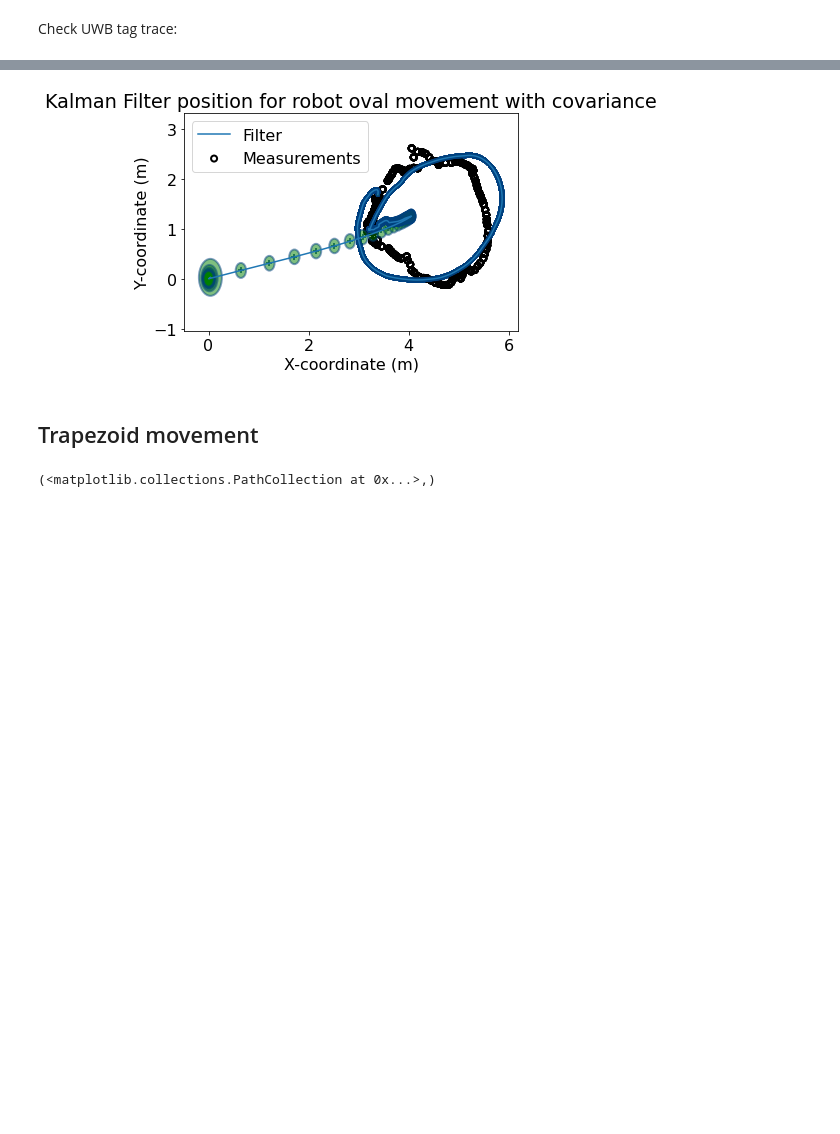
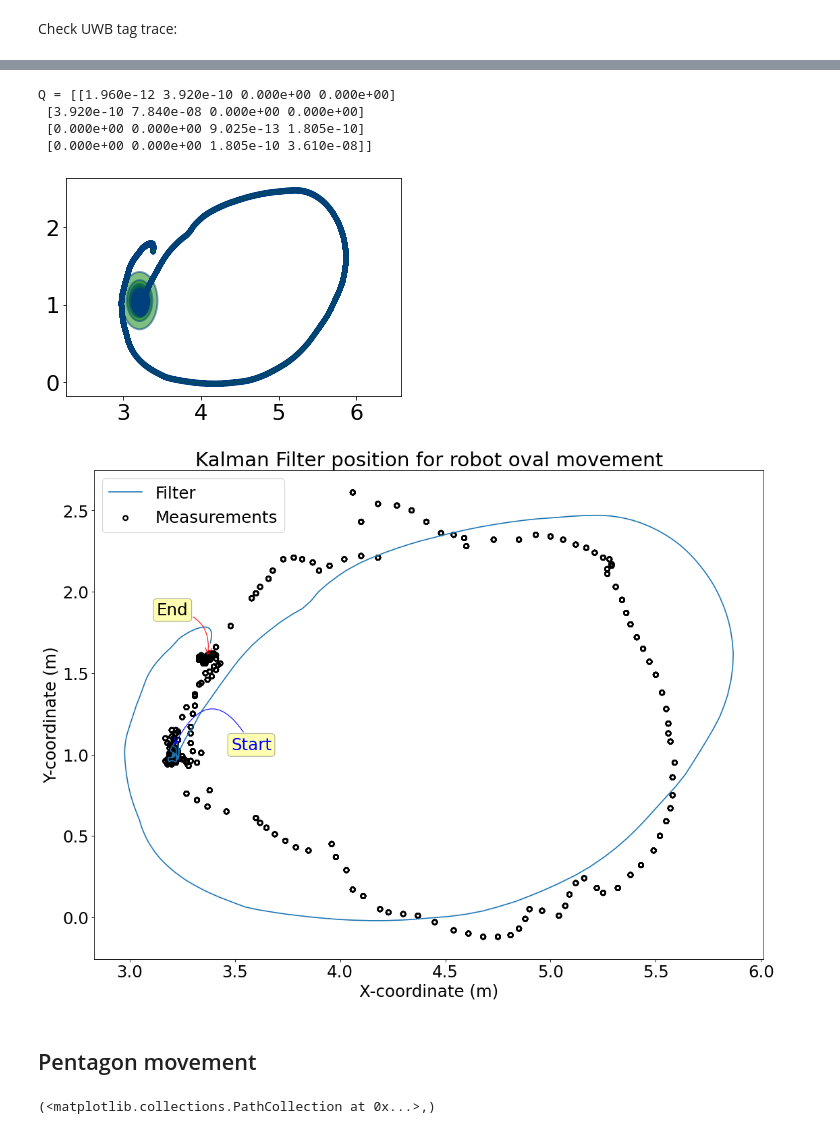
Before and after one commit to 850075610/sensor-fusion, a Jupyter notebook: integrating-uwb/round move/implementation/Kalman Filter.ipynb, the cells around one changed output, grey strips where cells are left out. Drawn from its saved outputs; the diff is of its cells as text; code cells hidden in the pictures; blank space fills up the shorter version.

Commit message:
Updated kalman filter with control input alone

```diff
--- a/integrating-uwb/round move/implementation/Kalman Filter.ipynb
+++ b/integrating-uwb/round move/implementation/Kalman Filter.ipynb
@@ -69,6 +71,7 @@ gaussian.__repr__ = lambda s: '(={:.3f}, 2={:.3f})'.format(s[0], s[1])
 # specific to the robot
 process_std = 0.028
 process_var = 0.028 ** 2
+process_var_lateral = 0.019 **2
 sensor_std = 0.077
 sensor_var = 0.077 ** 2
 # sensor_var = 0.3 ** 2
@@ -83,7 +86,7 @@ dt = 0.01
 print('    PREDICT\t\tMEASURE    UPDATE')
 print('  x\t   var\t\tz\t  x\t  var')
 # perform kf on measurement
-for i, z in enumerate(uwb_x):
+for i, z in enumerate(uwb_x[ini_index:]):
     velocity = vel_linear_x[i]
     process_model = gaussian(velocity*dt, process_var)
     prior = predict(x, process_model)
@@ -123,7 +126,7 @@ xs, predictions = [], []
 
 # perform Kalman filter
 # x = gaussian(0., 20.**2)
-for z in uwb_x:
+for z in uwb_x[ini_index:]:
     prior = predict(x, process_model)
     likelihood = gaussian(z, sensor_var)
     x = update(prior, likelihood)
@@ -138,7 +141,7 @@ def plot_filter(step):
     i = step // 3 + 1
 
     book_plots.plot_predictions(predictions[:i])
-    zs = uwb_x
+    zs = uwb_x[ini_index:]
     if step % 3 == 0:
         book_plots.plot_measurements(zs[:i-1])
         book_plots.plot_filter(xs[:i-1])
@@ -150,14 +153,13 @@ def plot_filter(step):
         book_plots.plot_filter(xs[:i])
 
 #     figure(figsize=(16, 12), dpi=80)
-    plt.rcParams.update({'font.size': 16})
+    plt.rcParams.update({'font.size': 14})
     plt.xlim(-50, len(uwb_x) + 75)
     plt.ylim(min(uwb_x) - 0.5, max(uwb_x) + 0.5)
     plt.xlabel("Number of measurements")
     plt.ylabel("X-coordinate (m)")
 #     loc=2
     plt.legend(loc='lower right', prop={'size': 12})
-
 #     plt.savefig('kalman_real_velocity.pdf', dpi=300)
 # value denotes the initial value of the slider
 interact(plot_filter, step=IntSlider(value=len(predictions)*3, min=1, max=len(predictions)*3));
@@ -563,14 +742,15 @@ sensor_var_lateral = 0.125 ** 2
 
 def track():
 #     , dim_u=1
-    tracker = KalmanFilter(dim_x=4, dim_z=2)
+# u = [lin_x, lin_y]
+    tracker = KalmanFilter(dim_x=4, dim_z=2, dim_u=1)
     dt = 0.01
     tracker.F = np.array([[1, dt, 0,  0],
                           [0,  1, 0,  0],
                           [0,  0, 1, dt],
                           [0,  0, 0,  1]])
 #     tracker.u = np.array([0.5])
-    tracker.u = 0
+#     tracker.u = 0
     tracker.H = np.array([[1., 0., 0., 0], [0., 0., 1., 0.]])
 
     tracker.R = np.array([[sensor_var, 0], [0, sensor_var_lateral]])
@@ -582,7 +762,7 @@ def track():
     return tracker
 # robot polygon movement with remote control alone
 N = len(puwb_x)
-zs1 = np.array([[puwb_x[i], puwb_y[i]] for i in range(N)])
+zs1 = np.array([[puwb_x[i], puwb_y[i]] for i in range(ini_index, N)])
 
 # run filter
 robot_tracker = track()
@@ -600,7 +780,7 @@ for x, P in zip(mu, cov):
 
 # plot result
 bp.plot_filter(mu[:, 0], mu[:, 2])
-plot_measurements(zs1[:, 0], zs1[:, 1])
+bp.plot_measurements(zs1[:, 0], zs1[:, 1])
 plt.title('Kalman Filter position for robot polygon movement with remote control alone')
 plt.xlabel("X-coordinate (m)")
 plt.ylabel("Y-coordinate (m)")
@@ -954,43 +1134,58 @@ def track():
     tracker.H = np.array([[1., 0., 0., 0], [0., 0., 1., 0.]])
 
     tracker.R = np.array([[sensor_var, 0], [0, sensor_var_lateral]])
     q_forward = Q_discrete_white_noise(dim=2, dt=dt, var=process_var)
     q_lateral = Q_discrete_white_noise(dim=2, dt=dt, var=process_var_lateral)
     tracker.Q = block_diag(q_forward, q_lateral)
+#     print(f"Q = {tracker.Q}")
     tracker.x = np.array([[uwb_x1[ini_index1], vel_linear_x1[0], uwb_y1[ini_index1], 0]]).T
     tracker.P = np.eye(4) * 0.5
     return tracker
 # robot circle movement
-N = len(uwb_x1)
-zs1 = np.array([[uwb_x1[i], uwb_y1[i]] for i in range(N)])
+N = len(uwb_x1[ini_index1:])
+zs1 = np.array([[uwb_x1[i], uwb_y1[i]] for i in range(ini_index1, N)])
 
 # run filter
 robot_tracker = track()
 # batch_filter is quite slow
-mu, cov, _, _ = robot_tracker.batch_filter(zs1)
+mu, cov, _, _ = robot_tracker.batch_filter(zs1[ini_index1:])
 
 for x, P in zip(mu, cov):
 #     covariance or x and y
     cov = np.array([[P[0, 0], P[2, 0]],
                    [P[0, 2], P[2, 2]]])
     mean = (x[0, 0], x[2, 0])
 #     print(f"mean = {mean}, \n cov = {cov}")
 #     plot_covariance(cov, mean)
     plot_covariance_ellipse(mean, cov=cov, fc='g', std=3, alpha=0.5)
 
 # plot result
+figure(figsize=(16, 12), dpi=80)
 bp.plot_filter(mu[:, 0], mu[:, 2])
-plot_measurements(zs1[:, 0], zs1[:, 1])
-plt.title('Kalman Filter position for robot oval movement with covariance')
+plot_measurements(zs1[ini_index1:, 0], zs1[ini_index1:, 1])
+plt.title('Kalman Filter position for robot oval movement')
 plt.xlabel("X-coordinate (m)")
 plt.ylabel("Y-coordinate (m)")
-plt.legend(loc='best')
-plt.show()
+plt.annotate("Start", xy=(zs1[ini_index1][0], zs1[ini_index1][1]), xytext=(zs1[ini_index1][0] + 100, zs1[ini_index1][1] - 10), textcoords='offset points', ha='center', va='bottom',color='blue',
+         bbox=dict(boxstyle='round,pad=0.2', fc='yellow', alpha=0.3),
+         arrowprops=dict(arrowstyle='->', connectionstyle='arc3,rad=0.95',
+                            color='green'))
+plt.annotate("End", xy=(zs1[-1][0], zs1[-1][1]), xytext=(zs1[-1][0] - 50, zs1[-1][1] + 50), textcoords='offset points', ha='center', va='bottom',
+         bbox=dict(boxstyle='round,pad=0.2', fc='yellow', alpha=0.3),
+         arrowprops=dict(arrowstyle='->', connectionstyle='arc3,rad=-0.5',
+                            color='red'))
+plt.legend(loc="upper left")
+# plt.show()
 # plt.savefig('oval.pdf', dpi=300)
 # %% [output]
+Q = [[1.960e-12 3.920e-10 0.000e+00 0.000e+00]
+ [3.920e-10 7.840e-08 0.000e+00 0.000e+00]
+ [0.000e+00 0.000e+00 9.025e-13 1.805e-10]
+ [0.000e+00 0.000e+00 1.805e-10 3.610e-08]]
-[figure, old version]
+[figure, new version]
+[figure, added]
 # %% [markdown]
-## Trapezoid movement
+## Pentagon movement
 # %%
 df2 = pd.read_csv('pentagon.csv')
 uwb_x2 = df2.uwb_x
```
Also changed, not shown: parts of 27 cells of this notebook, 2 other files.
